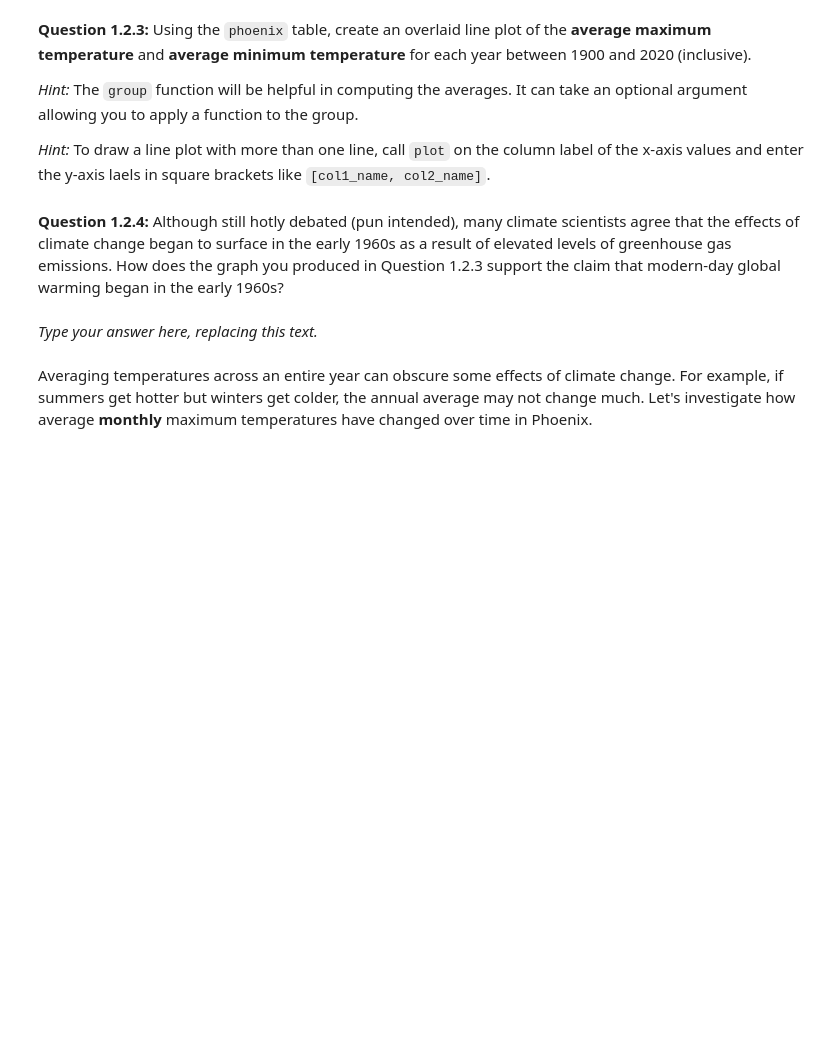
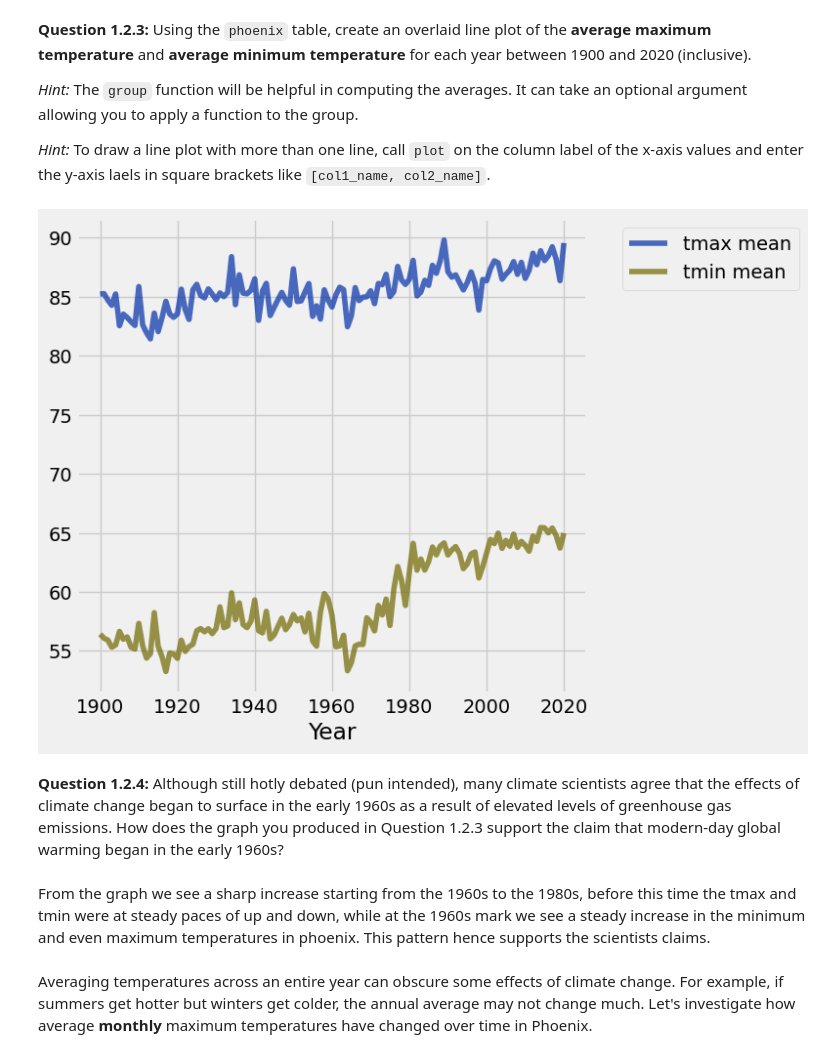
Before and after one commit to cplahn/cplahn_DATA_Fall, a Jupyter notebook: project2/project2.ipynb, the cells around one changed output. Drawn from its saved outputs; the diff is of its cells as text; code cells hidden in the pictures; blank space fills up the shorter version.

```diff
--- a/project2/project2.ipynb
+++ b/project2/project2.ipynb
@@ -218,0 +253,6 @@ phoenix.show(5)
+# %%
+years_array = phoenix.apply(extract_year_from_date, 'Date')
+months_array = phoenix.apply(extract_month_from_date, 'Date')
+phoenix=phoenix.with_column('Year', years_array)
+phoenix=phoenix.with_column('Month', months_array)
+phoenix.show(5)
@@ -227,7 +277,11 @@ grader.check("q1_2_2")
 
 *Hint:* To draw a line plot with more than one line, call `plot` on the column label of the x-axis values and enter the y-axis laels in square brackets like `[col1_name, col2_name]`.
 # %%
-...
+phoenix_1900to2020 = phoenix.where('Year', are.between_or_equal_to(1900, 2020))
+yearly_averages = phoenix_1900to2020.group('Year', np.mean)
+yearly_averages.plot('Year', ['tmax mean', 'tmin mean'])
+# %% [output]
+[figure, added]
 # %% [markdown]
 <!-- END QUESTION -->
 
@@ -235,7 +289,7 @@ grader.check("q1_2_2")
 
 **Question 1.2.4:** Although still hotly debated (pun intended), many climate scientists agree that the effects of climate change began to surface in the early 1960s as a result of elevated levels of greenhouse gas emissions. How does the graph you produced in Question 1.2.3 support the claim that modern-day global warming began in the early 1960s?
 # %% [markdown]
-_Type your answer here, replacing this text._
+From the graph we see a sharp increase starting from the 1960s to the 1980s, before this time the tmax and tmin were at steady paces of up and down, while at the 1960s mark we see a steady increase in the minimum and even maximum temperatures in phoenix. This pattern hence supports the scientists claims.
 # %% [markdown]
 <!-- END QUESTION -->
 
```
Also changed, not shown: parts of 25 cells of this notebook, 1 other file.
